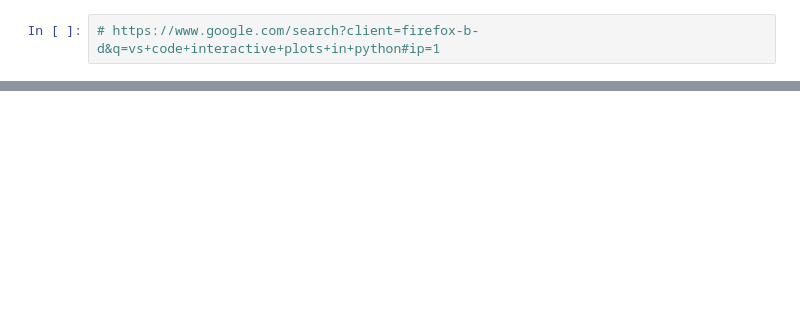
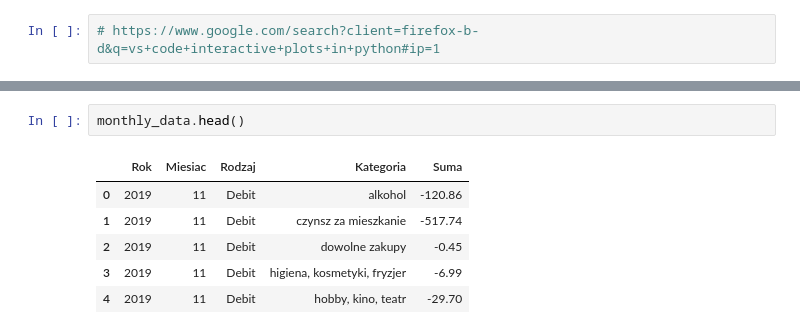
Before and after one commit to TGusciora/Python, a Jupyter notebook: DecisionTracker/001_TG_DecisionTracker.ipynb, the cells around one changed output, grey strips where cells are left out. Cells and saved outputs as stored; diff of their text form; blank space fills up the shorter version.

Commit message:
2023/09/20
Decision Tracker
- adding interactive tables WiP

```diff
--- a/DecisionTracker/001_TG_DecisionTracker.ipynb
+++ b/DecisionTracker/001_TG_DecisionTracker.ipynb
@@ -318,6 +330,15 @@ widgets.interact(
 # %% [output]
 interactive(children=(SelectMultiple(description='Rok:', index=(4,), options=(2019, 2020, 2021, 2022, 2023), v…
 <function __main__.final_plot_with_larger_table(years, months, rodzaje)>
+# %%
+monthly_data.head()
+# %% [output]
+|  | Rok | Miesiac | Rodzaj | Kategoria | Suma |
+| 0 | 2019 | 11 | Debit | alkohol | -120.86 |
+| 1 | 2019 | 11 | Debit | czynsz za mieszkanie | -517.74 |
+| 2 | 2019 | 11 | Debit | dowolne zakupy | -0.45 |
+| 3 | 2019 | 11 | Debit | higiena, kosmetyki, fryzjer | -6.99 |
+| 4 | 2019 | 11 | Debit | hobby, kino, teatr | -29.70 |
 # %%
 import matplotlib.pyplot as plt
 import seaborn as sns
```
Also changed, not shown: parts of 17 cells of this notebook, 2 other files.
